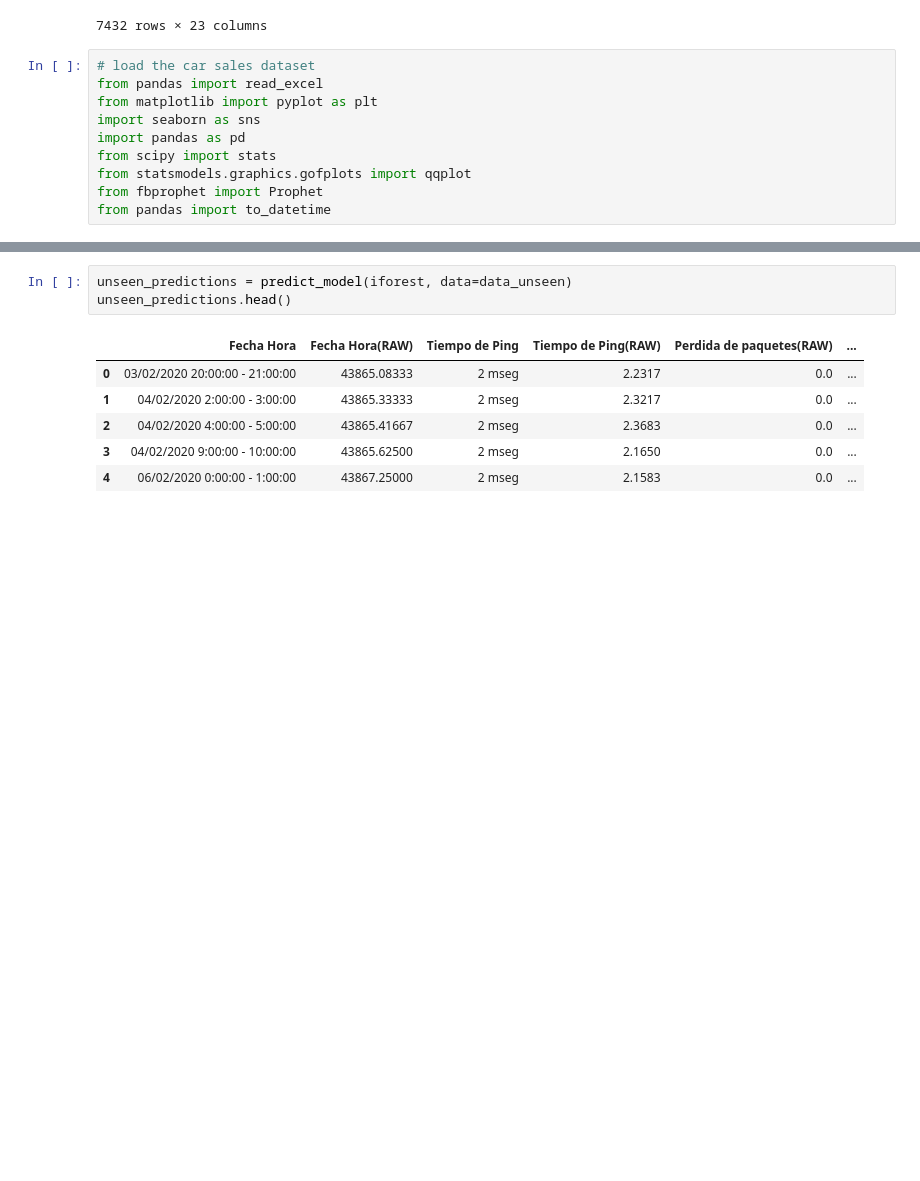
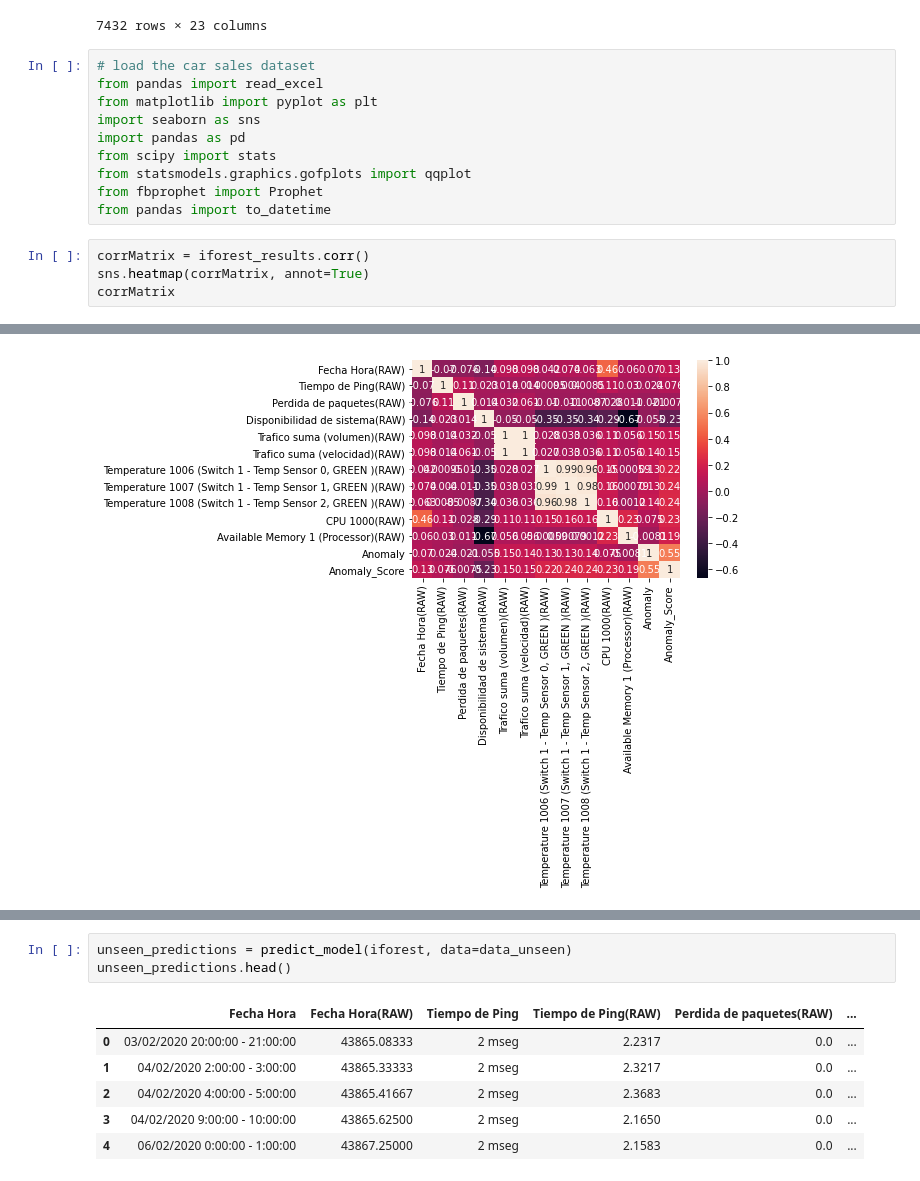
Before and after one commit to mleyvaz/redes, a Jupyter notebook: deteccion_de_nomalias_.ipynb, the cells around one changed output, grey strips where cells are left out. Cells and saved outputs as stored; diff of their text form; blank space fills up the shorter version.

```diff
--- a/deteccion_de_nomalias_.ipynb
+++ b/deteccion_de_nomalias_.ipynb
@@ -145,3 +158,8 @@ from scipy import stats
 from statsmodels.graphics.gofplots import qqplot
 from fbprophet import Prophet
 from pandas import to_datetime
+# %%
+corrMatrix = iforest_results.corr()
+sns.heatmap(corrMatrix, annot=True)
+corrMatrix
+# %% [output]
@@ -148,2 +180,3 @@ from pandas import to_datetime
+[figure, added]
 # %%
 #@title Texto de título predeterminado { run: "auto", vertical-output: true }
```
Also changed, not shown: parts of 5 cells of this notebook.
